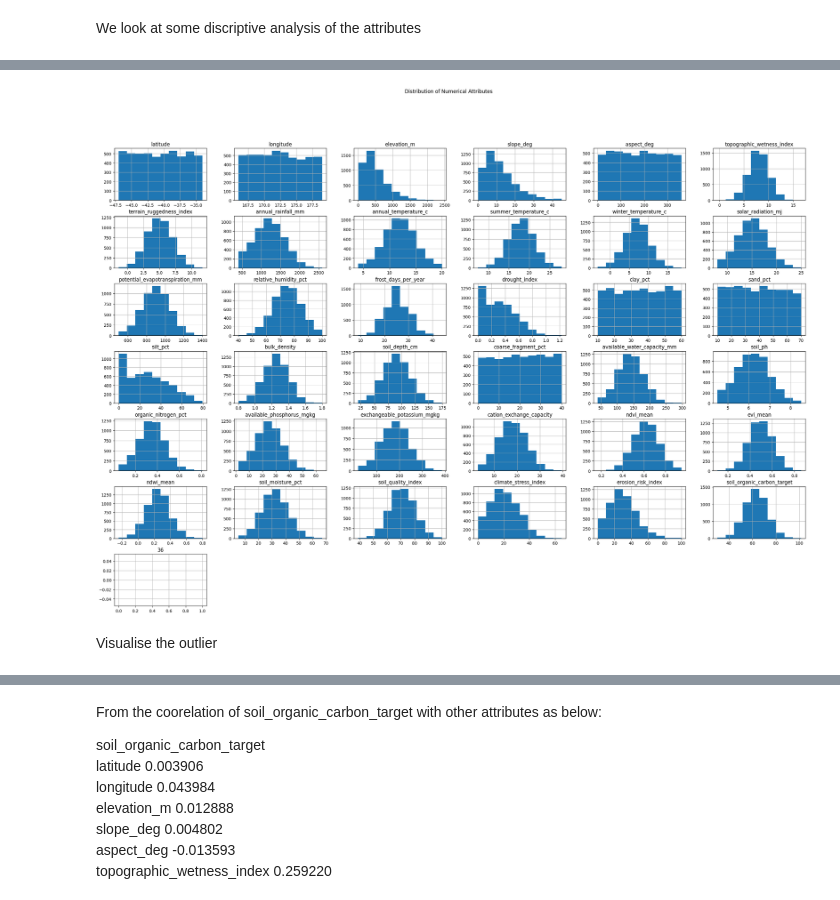
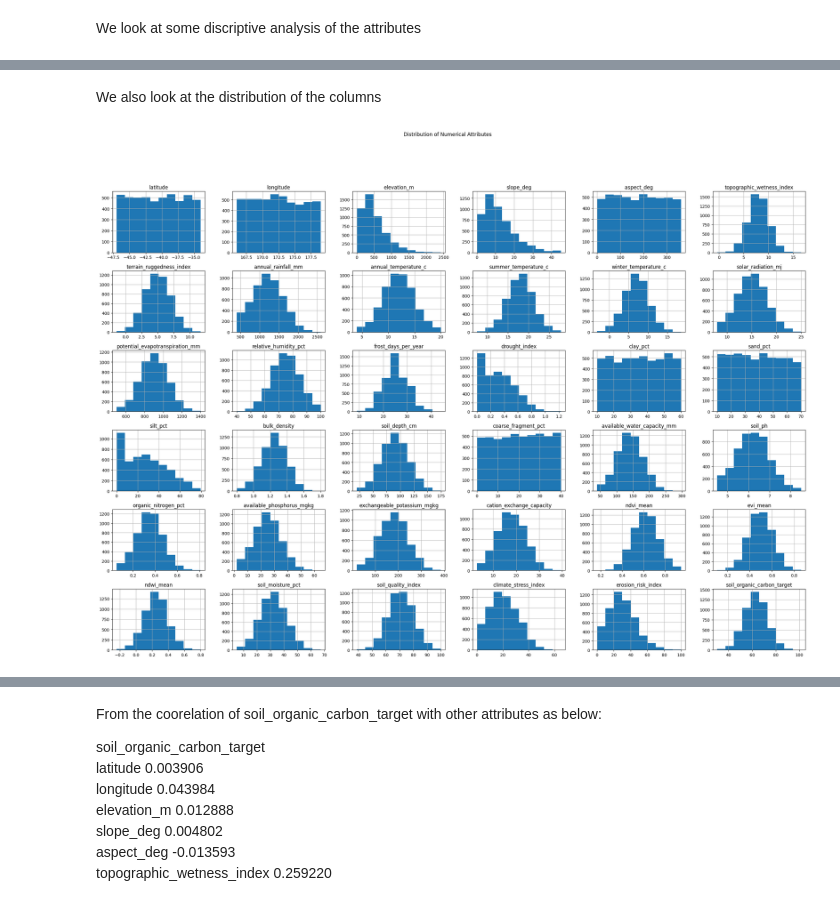
Before and after one commit to Vanthila/1121567_EcoVision_Project1, a Jupyter notebook: src/EDA.ipynb, the cells around one changed output, grey strips where cells are left out. Saved outputs shown, nothing was run; the diff lists cells and outputs as text; code cells hidden in the pictures.

```diff
--- a/src/EDA.ipynb
+++ b/src/EDA.ipynb
@@ -37,4 +37,4 @@ import tensorflow.keras.backend as K
 Read the dataset
 # %%
 # Read the dataset
-df = pd.read_csv("NZ_LUCAS_SMAP_NIWA.csv")
+df = pd.read_csv("../data/NZ_LUCAS_SMAP_NIWA.csv")
@@ -112,11 +122,11 @@ df.describe()
+# %% [markdown]
+We also look at the distribution of the columns
 # %%
 import matplotlib.pyplot as plt
 import seaborn as sns
-df.hist(figsize=(30,20), bins=10)
+df.drop(columns=['36']).hist(figsize=(30,20), bins=10)
 
 plt.suptitle("Distribution of Numerical Attributes")
 plt.show()
 # %% [output]
-[figure, old version]
+[figure, new version]
-# %% [markdown]
-Visualise the outlier
```
Also changed, not shown: parts of 49 cells of this notebook.
